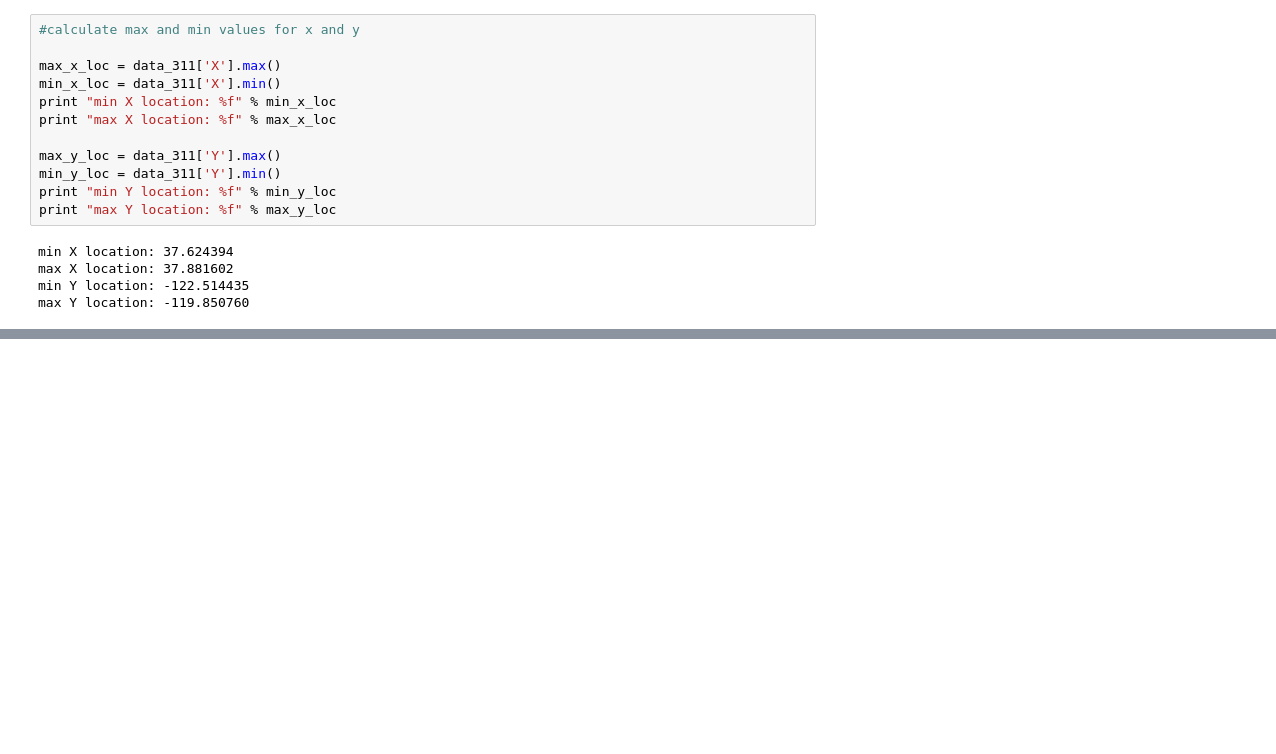
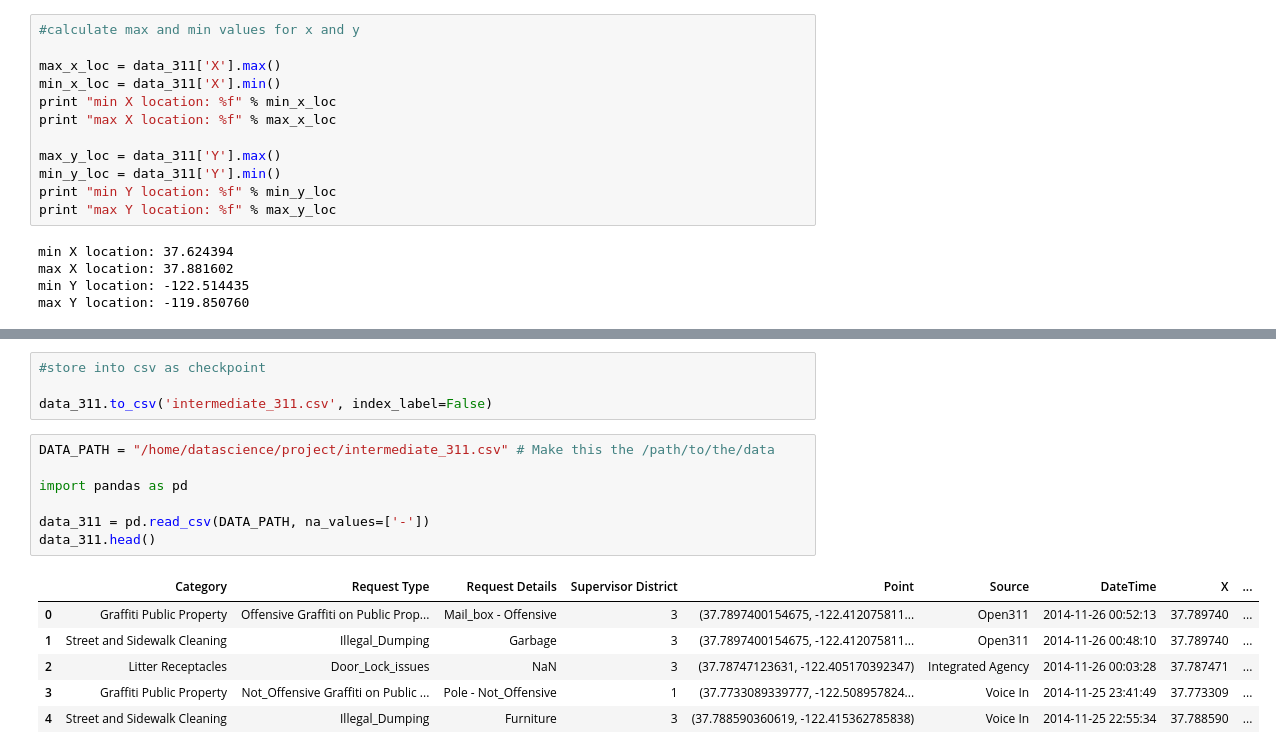
Before and after one commit to dolphyin/cs194-16-data_manatees, a Jupyter notebook: format_311.ipynb, the cells around one changed output, grey strips where cells are left out. Drawn from its saved outputs; the diff is of its cells as text; blank space fills up the shorter version.

```diff
--- a/format_311.ipynb
+++ b/format_311.ipynb
@@ -300,4 +322,22 @@ data_311
 1097196 rows × 12 columns
+# %%
+#store into csv as checkpoint
+
+data_311.to_csv('intermediate_311.csv', index_label=False)
+# %%
+DATA_PATH = "/home/datascience/project/intermediate_311.csv" # Make this the /path/to/the/data
+
+import pandas as pd
+
+data_311 = pd.read_csv(DATA_PATH, na_values=['-'])
+data_311.head()
+# %% [output]
+|  | Category | Request Type | Request Details | Supervisor District | Point | Source | DateTime | X | ... |
+| 0 | Graffiti Public Property | Offensive Graffiti on Public Prop... | Mail_box - Offensive | 3 | (37.7897400154675, -122.412075811... | Open311 | 2014-11-26 00:52:13 | 37.789740 | ... |
+| 1 | Street and Sidewalk Cleaning | Illegal_Dumping | Garbage | 3 | (37.7897400154675, -122.412075811... | Open311 | 2014-11-26 00:48:10 | 37.789740 | ... |
+| 2 | Litter Receptacles | Door_Lock_issues | NaN | 3 | (37.78747123631, -122.405170392347) | Integrated Agency | 2014-11-26 00:03:28 | 37.787471 | ... |
+| 3 | Graffiti Public Property | Not_Offensive Graffiti on Public ... | Pole - Not_Offensive | 1 | (37.7733089339777, -122.508957824... | Voice In | 2014-11-25 23:41:49 | 37.773309 | ... |
+| 4 | Street and Sidewalk Cleaning | Illegal_Dumping | Furniture | 3 | (37.788590360619, -122.415362785838) | Voice In | 2014-11-25 22:55:34 | 37.788590 | ... |
 # %%
 #testing
 
```
Also changed, not shown: parts of 12 cells of this notebook, 1 other file.
